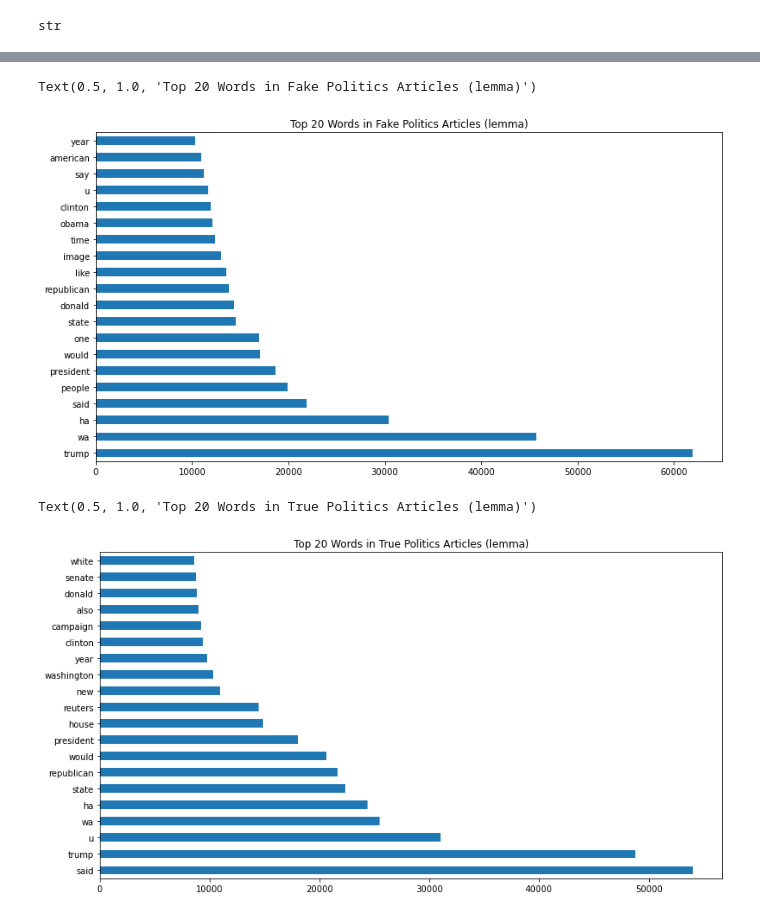
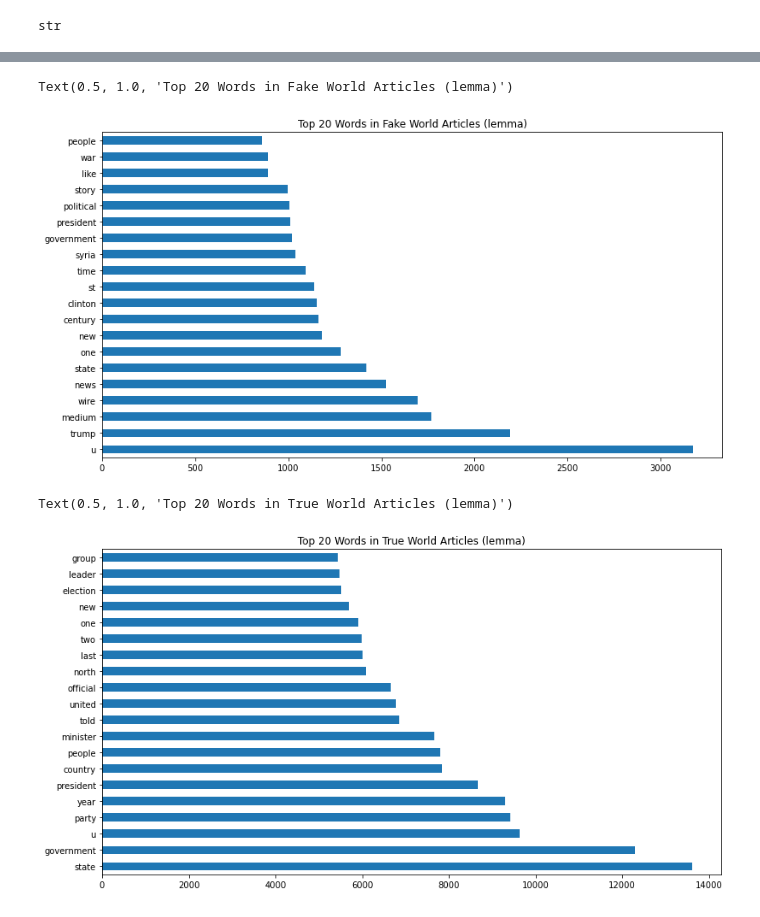
Before and after one commit to tarrencen/post_codeup_projs, a Jupyter notebook: explore.ipynb, the cells around one changed output, grey strips where cells are left out. Drawn from its saved outputs; the diff is of its cells as text; code cells hidden in the pictures.

```diff
--- a/explore.ipynb
+++ b/explore.ipynb
@@ -5,3 +3,8 @@ from imports import *
+# %%
+from imports import *
+
+plt.rc('figure', figsize=(10, 7))
+plt.style.use('fivethirtyeight')
 # %% [markdown]
 ### Initial exploration
 # %%
@@ -451,20 +490,21 @@ Text(0.5, 1.0, 'Top 20 Words in Politics Articles (lemma)')
 # %%
-fake_pol_corpus = ' '.join(df[(df.subject == 'politics') & (df.truth_value == False)].article_lemmatized)
-fake_pol_freq = pd.Series(fake_pol_corpus.split()).value_counts()
+fake_world_corpus = ' '.join(df[(df.subject == 'world') & (df.truth_value == False)].article_lemmatized)
+fake_world_corpus = fake_world_corpus.split()
+fake_world_freq = pd.Series(fake_world_corpus).value_counts()
 
 plt.figure(figsize= (13,7))
-fake_pol_freq.sort_values(ascending=False).head(20).plot.barh()
-plt.title('Top 20 Words in Fake Politics Articles (lemma)')
+fake_world_freq.sort_values(ascending=False).head(20).plot.barh()
+plt.title('Top 20 Words in Fake World Articles (lemma)')
 # %% [output]
-Text(0.5, 1.0, 'Top 20 Words in Fake Politics Articles (lemma)')
+Text(0.5, 1.0, 'Top 20 Words in Fake World Articles (lemma)')
-[figure, old version]
+[figure, new version]
 # %%
-true_pol_corpus = ' '.join(df[(df.subject == 'politics') & (df.truth_value == True)].article_lemmatized)
-true_pol_freq = pd.Series(true_pol_corpus.split()).value_counts()
+true_world_corpus = ' '.join(df[(df.subject == 'world') & (df.truth_value == True)].article_lemmatized)
+true_world_freq = pd.Series(true_world_corpus.split()).value_counts()
 
 plt.figure(figsize= (13,7))
-true_pol_freq.sort_values(ascending=False).head(20).plot.barh()
-plt.title('Top 20 Words in True Politics Articles (lemma)')
+true_world_freq.sort_values(ascending=False).head(20).plot.barh()
+plt.title('Top 20 Words in True World Articles (lemma)')
 # %% [output]
-Text(0.5, 1.0, 'Top 20 Words in True Politics Articles (lemma)')
+Text(0.5, 1.0, 'Top 20 Words in True World Articles (lemma)')
-[figure, old version]
+[figure, new version]
```
Also changed, not shown: parts of 4 cells of this notebook.
